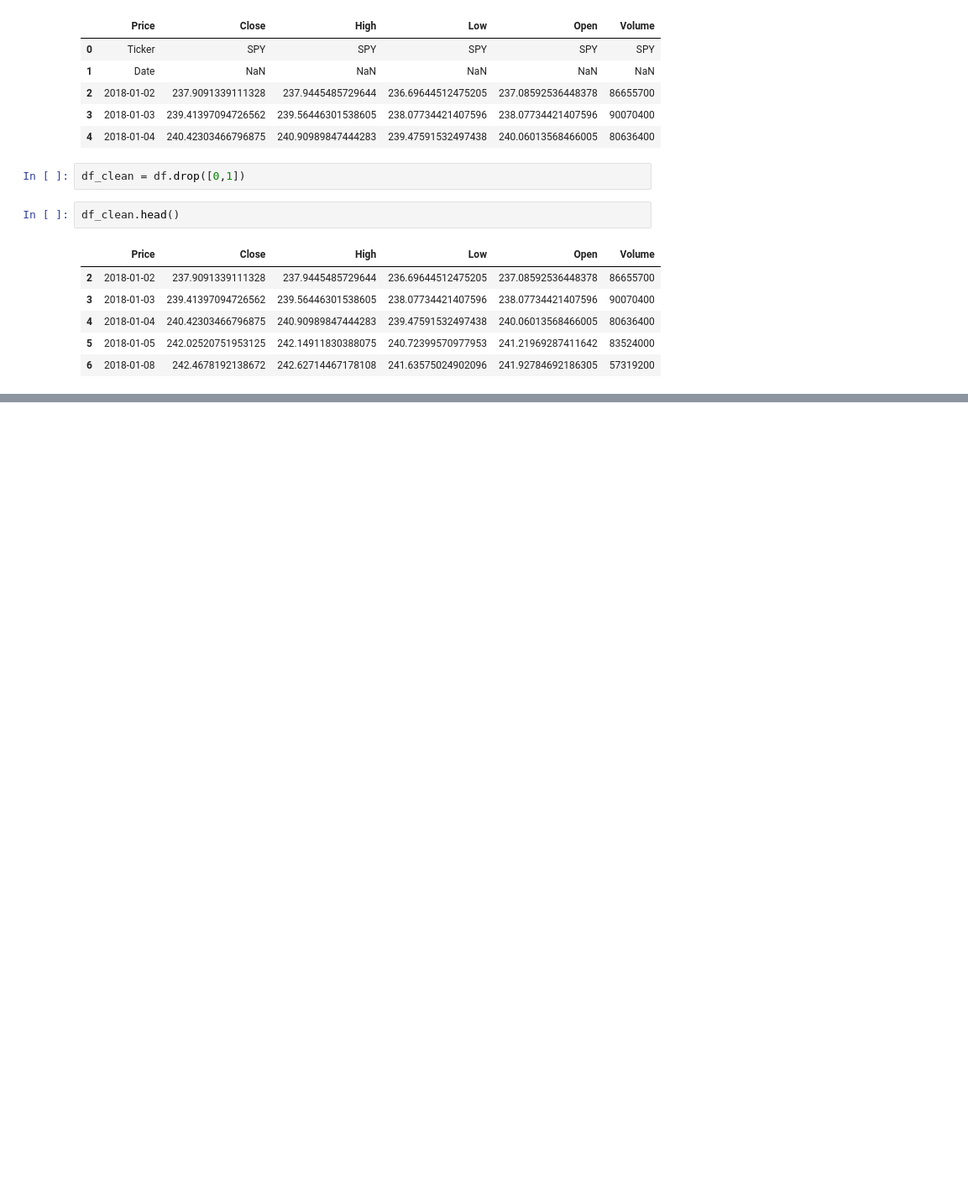
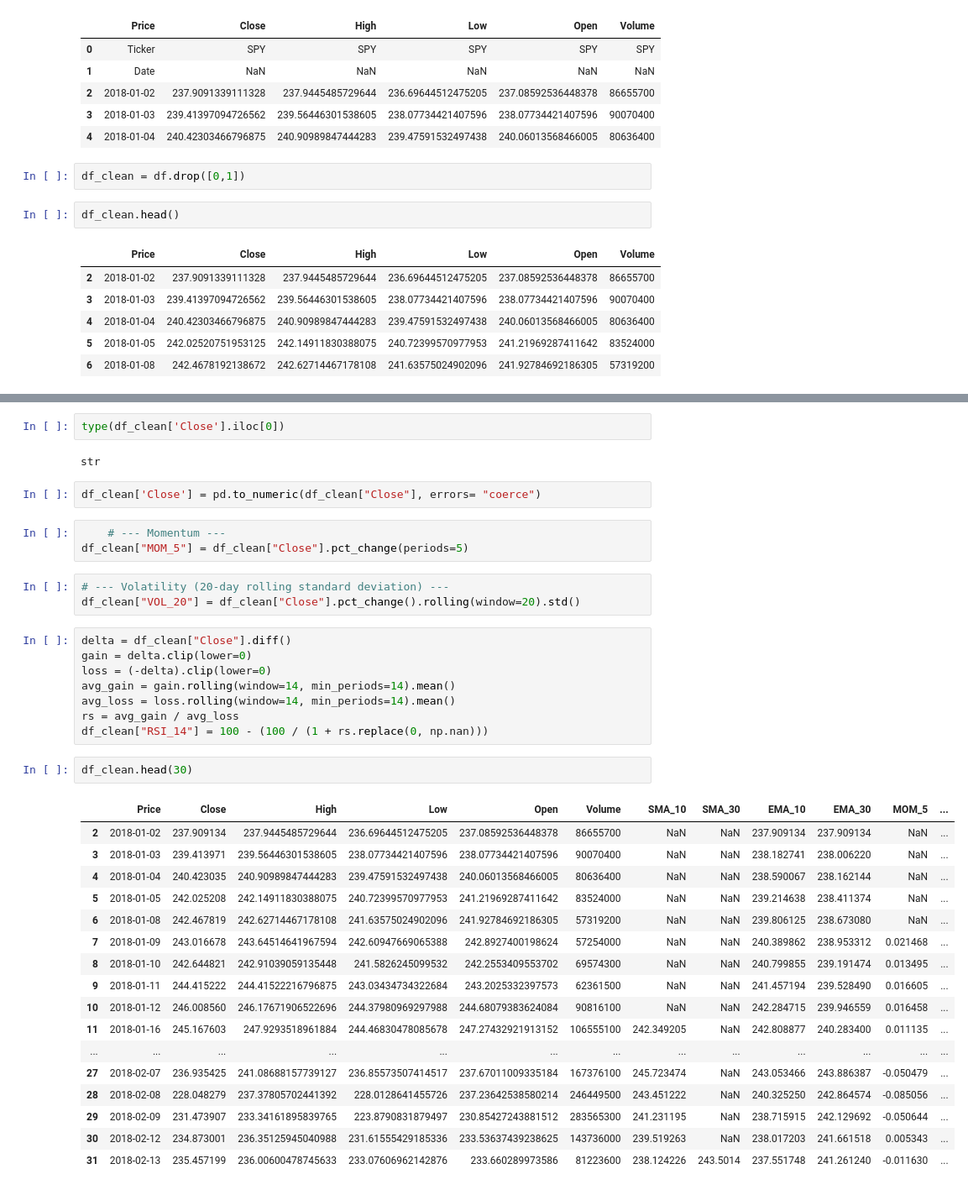
Before and after one commit to gpjuancarlos88/quant_ml_startup, a Jupyter notebook: debug/column_debug.ipynb, the cells around one changed output, grey strips where cells are left out. Shown at 84% size. Drawn from its saved outputs; the diff is of its cells as text; blank space fills up the shorter version.

```diff
--- a/debug/column_debug.ipynb
+++ b/debug/column_debug.ipynb
@@ -35,0 +31,40 @@ df_clean.head()
+# %%
+type(df_clean['Close'].iloc[0])
+# %% [output]
+str
+# %%
+df_clean['Close'] = pd.to_numeric(df_clean["Close"], errors= "coerce")
+# %%
+    # --- Momentum ---
+df_clean["MOM_5"] = df_clean["Close"].pct_change(periods=5)
+# %%
+# --- Volatility (20-day rolling standard deviation) ---
+df_clean["VOL_20"] = df_clean["Close"].pct_change().rolling(window=20).std()
+# %%
+delta = df_clean["Close"].diff()
+gain = delta.clip(lower=0)
+loss = (-delta).clip(lower=0)
+avg_gain = gain.rolling(window=14, min_periods=14).mean()
+avg_loss = loss.rolling(window=14, min_periods=14).mean()
+rs = avg_gain / avg_loss
+df_clean["RSI_14"] = 100 - (100 / (1 + rs.replace(0, np.nan)))
+# %%
+df_clean.head(30)
+# %% [output]
+|  | Price | Close | High | Low | Open | Volume | SMA_10 | SMA_30 | EMA_10 | EMA_30 | MOM_5 | ... |
+| 2 | 2018-01-02 | 237.909134 | 237.9445485729644 | 236.69644512475205 | 237.08592536448378 | 86655700 | NaN | NaN | 237.909134 | 237.909134 | NaN | ... |
+| 3 | 2018-01-03 | 239.413971 | 239.56446301538605 | 238.07734421407596 | 238.07734421407596 | 90070400 | NaN | NaN | 238.182741 | 238.006220 | NaN | ... |
+| 4 | 2018-01-04 | 240.423035 | 240.90989847444283 | 239.47591532497438 | 240.06013568466005 | 80636400 | NaN | NaN | 238.590067 | 238.162144 | NaN | ... |
+| 5 | 2018-01-05 | 242.025208 | 242.14911830388075 | 240.72399570977953 | 241.21969287411642 | 83524000 | NaN | NaN | 239.214638 | 238.411374 | NaN | ... |
+| 6 | 2018-01-08 | 242.467819 | 242.62714467178108 | 241.63575024902096 | 241.92784692186305 | 57319200 | NaN | NaN | 239.806125 | 238.673080 | NaN | ... |
+| 7 | 2018-01-09 | 243.016678 | 243.64514641967594 | 242.60947669065388 | 242.8927400198624 | 57254000 | NaN | NaN | 240.389862 | 238.953312 | 0.021468 | ... |
+| 8 | 2018-01-10 | 242.644821 | 242.91039059135448 | 241.5826245099532 | 242.2553409553702 | 69574300 | NaN | NaN | 240.799855 | 239.191474 | 0.013495 | ... |
+| 9 | 2018-01-11 | 244.415222 | 244.41522216796875 | 243.03434734322684 | 243.2025332397573 | 62361500 | NaN | NaN | 241.457194 | 239.528490 | 0.016605 | ... |
+| 10 | 2018-01-12 | 246.008560 | 246.17671906522696 | 244.37980969297988 | 244.68079383624084 | 90816100 | NaN | NaN | 242.284715 | 239.946559 | 0.016458 | ... |
+| 11 | 2018-01-16 | 245.167603 | 247.9293518961884 | 244.46830478085678 | 247.27432921913152 | 106555100 | 242.349205 | NaN | 242.808877 | 240.283400 | 0.011135 | ... |
+| ... | ... | ... | ... | ... | ... | ... | ... | ... | ... | ... | ... | ... |
+| 27 | 2018-02-07 | 236.935425 | 241.08688157739127 | 236.85573507414517 | 237.67011009335184 | 167376100 | 245.723474 | NaN | 243.053466 | 243.886387 | -0.050479 | ... |
+| 28 | 2018-02-08 | 228.048279 | 237.37805702441392 | 228.0128641455726 | 237.23642538580214 | 246449500 | 243.451222 | NaN | 240.325250 | 242.864574 | -0.085056 | ... |
+| 29 | 2018-02-09 | 231.473907 | 233.34161895839765 | 223.8790831879497 | 230.85427243881512 | 283565300 | 241.231195 | NaN | 238.715915 | 242.129692 | -0.050644 | ... |
+| 30 | 2018-02-12 | 234.873001 | 236.35125945040988 | 231.61555429185336 | 233.53637439238625 | 143736000 | 239.519263 | NaN | 238.017203 | 241.661518 | 0.005343 | ... |
+| 31 | 2018-02-13 | 235.457199 | 236.00600478745633 | 233.07606962142876 | 233.660289973586 | 81223600 | 238.124226 | 243.5014 | 237.551748 | 241.261240 | -0.011630 | ... |
```
Also changed, not shown: parts of 4 cells of this notebook, 3 other files.
